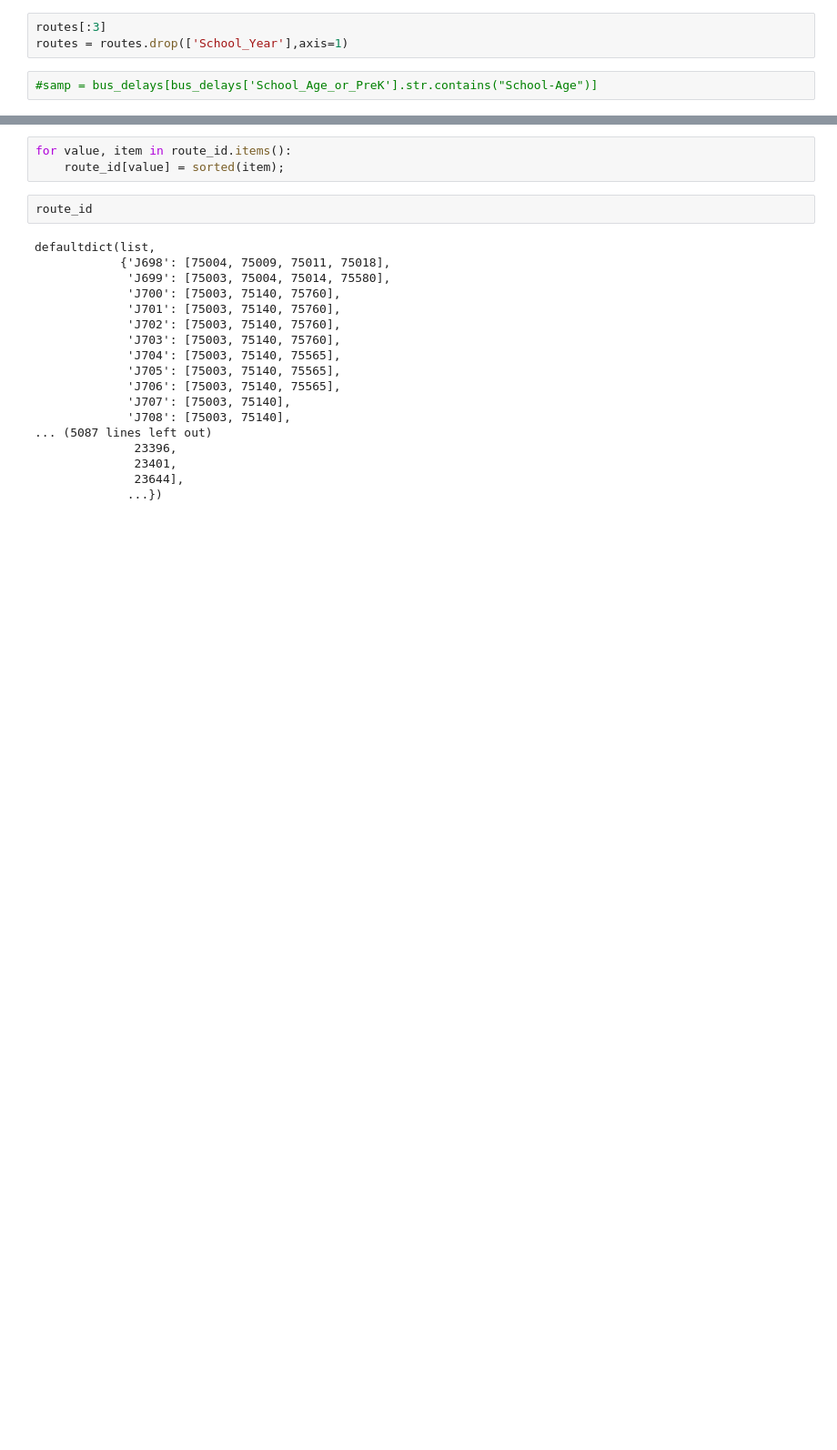
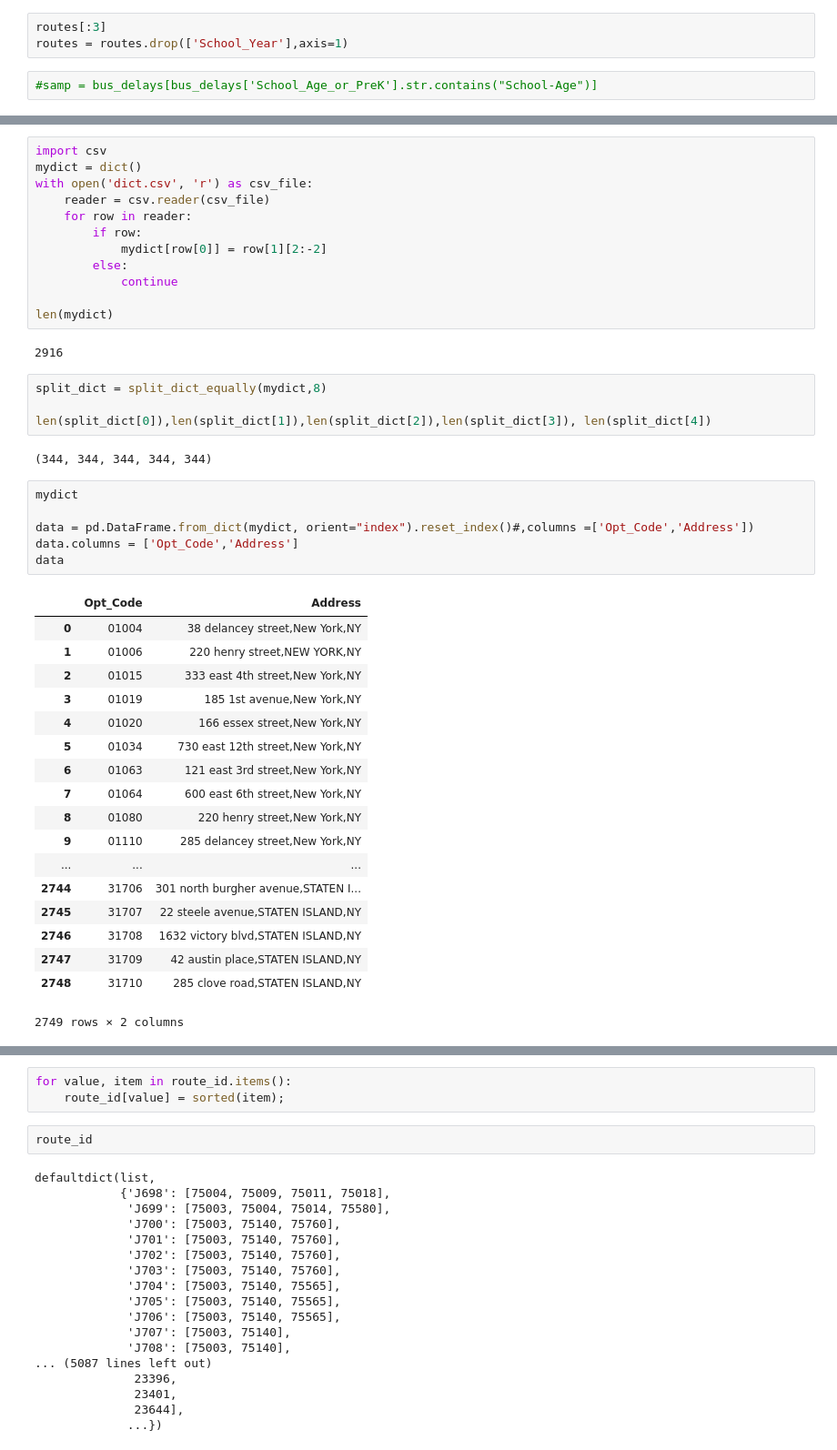
Before and after one commit to dhruvsharma15/bus_delay_prediction, a Jupyter notebook: Routes Network.ipynb, the cells around one changed output, grey strips where cells are left out. Shown at 91% size. Drawn from its saved outputs; the diff is of its cells as text; blank space fills up the shorter version.

```diff
--- a/Routes Network.ipynb
+++ b/Routes Network.ipynb
@@ -23,0 +87,45 @@ routes[:3]
+# %%
+import csv
+mydict = dict()
+with open('dict.csv', 'r') as csv_file:
+    reader = csv.reader(csv_file)
+    for row in reader:
+        if row:
+            mydict[row[0]] = row[1][2:-2]
+        else:
+            continue
+
+len(mydict)
+# %% [output]
+2916
+# %%
+split_dict = split_dict_equally(mydict,8)
+
+len(split_dict[0]),len(split_dict[1]),len(split_dict[2]),len(split_dict[3]), len(split_dict[4])
+# %% [output]
+(344, 344, 344, 344, 344)
+# %%
+mydict
+
+data = pd.DataFrame.from_dict(mydict, orient="index").reset_index()#,columns =['Opt_Code','Address'])
+data.columns = ['Opt_Code','Address']
+data
+# %% [output]
+|  | Opt_Code | Address |
+| 0 | 01004 | 38 delancey street,New York,NY |
+| 1 | 01006 | 220 henry street,NEW YORK,NY |
+| 2 | 01015 | 333 east 4th street,New York,NY |
+| 3 | 01019 | 185 1st avenue,New York,NY |
+| 4 | 01020 | 166 essex street,New York,NY |
+| 5 | 01034 | 730 east 12th street,New York,NY |
+| 6 | 01063 | 121 east 3rd street,New York,NY |
+| 7 | 01064 | 600 east 6th street,New York,NY |
+| 8 | 01080 | 220 henry street,New York,NY |
+| 9 | 01110 | 285 delancey street,New York,NY |
+| ... | ... | ... |
+| 2744 | 31706 | 301 north burgher avenue,STATEN I... |
+| 2745 | 31707 | 22 steele avenue,STATEN ISLAND,NY |
+| 2746 | 31708 | 1632 victory blvd,STATEN ISLAND,NY |
+| 2747 | 31709 | 42 austin place,STATEN ISLAND,NY |
+| 2748 | 31710 | 285 clove road,STATEN ISLAND,NY |
+2749 rows × 2 columns
```
Also changed, not shown: parts of 29 cells of this notebook.
